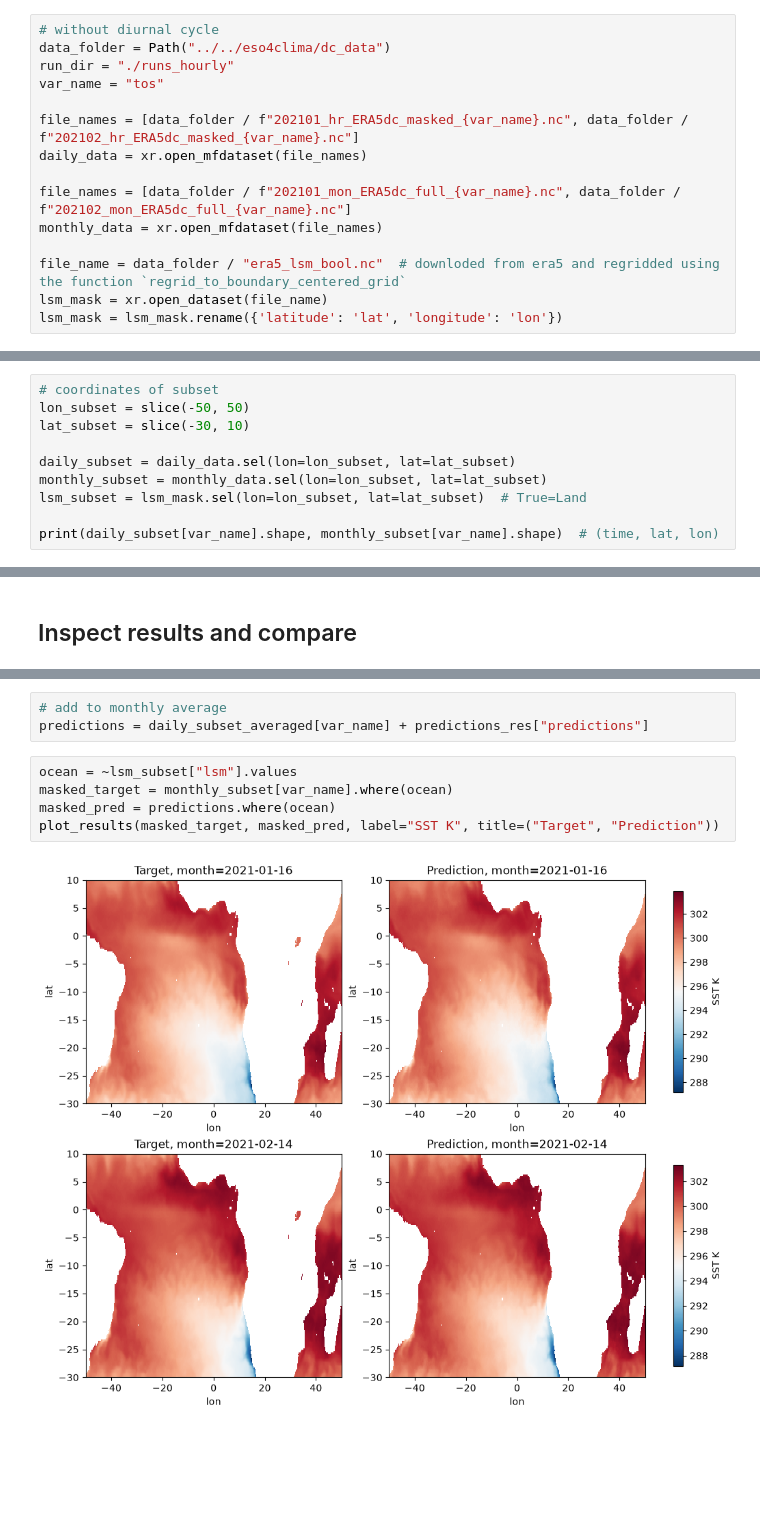
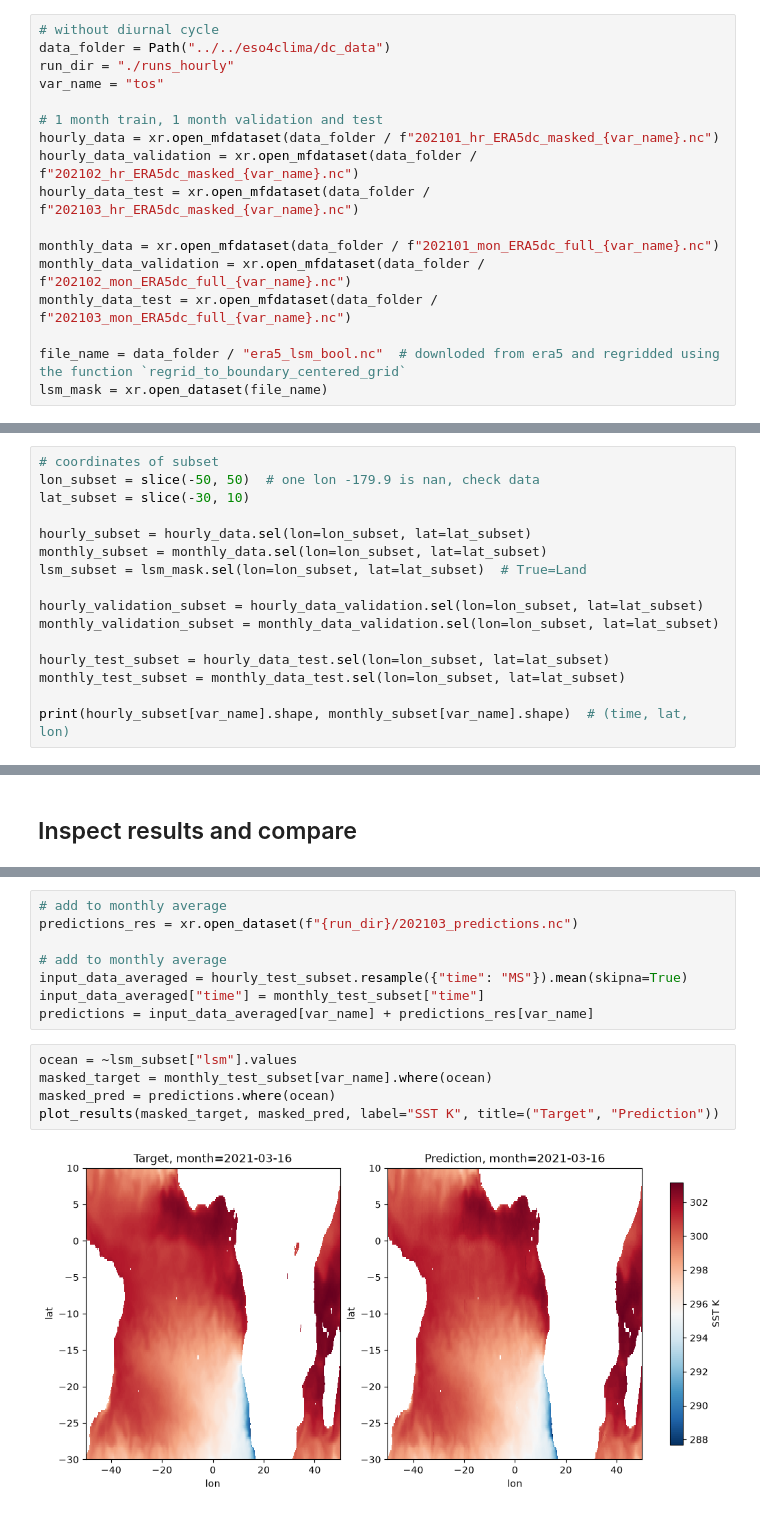
Before and after one commit to ESMValGroup/ClimaNet, a Jupyter notebook: notebooks/example_hourly.ipynb, the cells around one changed output, grey strips where cells are left out. Drawn from its saved outputs; the diff is of its cells as text; blank space fills up the shorter version.

Commit message:
rerun hourly example nb

```diff
--- a/notebooks/example_hourly.ipynb
+++ b/notebooks/example_hourly.ipynb
@@ -20,25 +19,33 @@ data_folder = Path("../../eso4clima/dc_data")
 run_dir = "./runs_hourly"
 var_name = "tos"
 
-file_names = [data_folder / f"202101_hr_ERA5dc_masked_{var_name}.nc", data_folder / f"202102_hr_ERA5dc_masked_{var_name}.nc"]
-daily_data = xr.open_mfdataset(file_names)
+# 1 month train, 1 month validation and test
+hourly_data = xr.open_mfdataset(data_folder / f"202101_hr_ERA5dc_masked_{var_name}.nc")
+hourly_data_validation = xr.open_mfdataset(data_folder / f"202102_hr_ERA5dc_masked_{var_name}.nc")
+hourly_data_test = xr.open_mfdataset(data_folder / f"202103_hr_ERA5dc_masked_{var_name}.nc")
 
-file_names = [data_folder / f"202101_mon_ERA5dc_full_{var_name}.nc", data_folder / f"202102_mon_ERA5dc_full_{var_name}.nc"]
-monthly_data = xr.open_mfdataset(file_names)
+monthly_data = xr.open_mfdataset(data_folder / f"202101_mon_ERA5dc_full_{var_name}.nc")
+monthly_data_validation = xr.open_mfdataset(data_folder / f"202102_mon_ERA5dc_full_{var_name}.nc")
+monthly_data_test = xr.open_mfdataset(data_folder / f"202103_mon_ERA5dc_full_{var_name}.nc")
 
 file_name = data_folder / "era5_lsm_bool.nc"  # downloded from era5 and regridded using the function `regrid_to_boundary_centered_grid`
 lsm_mask = xr.open_dataset(file_name)
-lsm_mask = lsm_mask.rename({'latitude': 'lat', 'longitude': 'lon'})
 # %% [markdown]
 ## Subset data (for fast example)
 # %%
 # coordinates of subset
-lon_subset = slice(-50, 50)
+lon_subset = slice(-50, 50)  # one lon -179.9 is nan, check data
 lat_subset = slice(-30, 10)
 
-daily_subset = daily_data.sel(lon=lon_subset, lat=lat_subset)
+hourly_subset = hourly_data.sel(lon=lon_subset, lat=lat_subset)
 monthly_subset = monthly_data.sel(lon=lon_subset, lat=lat_subset)
 lsm_subset = lsm_mask.sel(lon=lon_subset, lat=lat_subset)  # True=Land
 
-print(daily_subset[var_name].shape, monthly_subset[var_name].shape)  # (time, lat, lon)
+hourly_validation_subset = hourly_data_validation.sel(lon=lon_subset, lat=lat_subset)
+monthly_validation_subset = monthly_data_validation.sel(lon=lon_subset, lat=lat_subset)
+
+hourly_test_subset = hourly_data_test.sel(lon=lon_subset, lat=lat_subset)
+monthly_test_subset = monthly_data_test.sel(lon=lon_subset, lat=lat_subset)
+
+print(hourly_subset[var_name].shape, monthly_subset[var_name].shape)  # (time, lat, lon)
 # %% [output]
@@ -161,11 +185,16 @@ predictions_res = predict_monthly_var(
 # %%
 # add to monthly average
-predictions = daily_subset_averaged[var_name] + predictions_res["predictions"]
+predictions_res = xr.open_dataset(f"{run_dir}/202103_predictions.nc")
+
+# add to monthly average
+input_data_averaged = hourly_test_subset.resample({"time": "MS"}).mean(skipna=True)
+input_data_averaged["time"] = monthly_test_subset["time"]
+predictions = input_data_averaged[var_name] + predictions_res[var_name]
 # %%
 ocean = ~lsm_subset["lsm"].values
-masked_target = monthly_subset[var_name].where(ocean)
+masked_target = monthly_test_subset[var_name].where(ocean)
 masked_pred = predictions.where(ocean)
 plot_results(masked_target, masked_pred, label="SST K", title=("Target", "Prediction"))
 # %% [output]
-[figure, old version]
+[figure, new version]
 # %%
```
Also changed, not shown: parts of 15 cells of this notebook.
